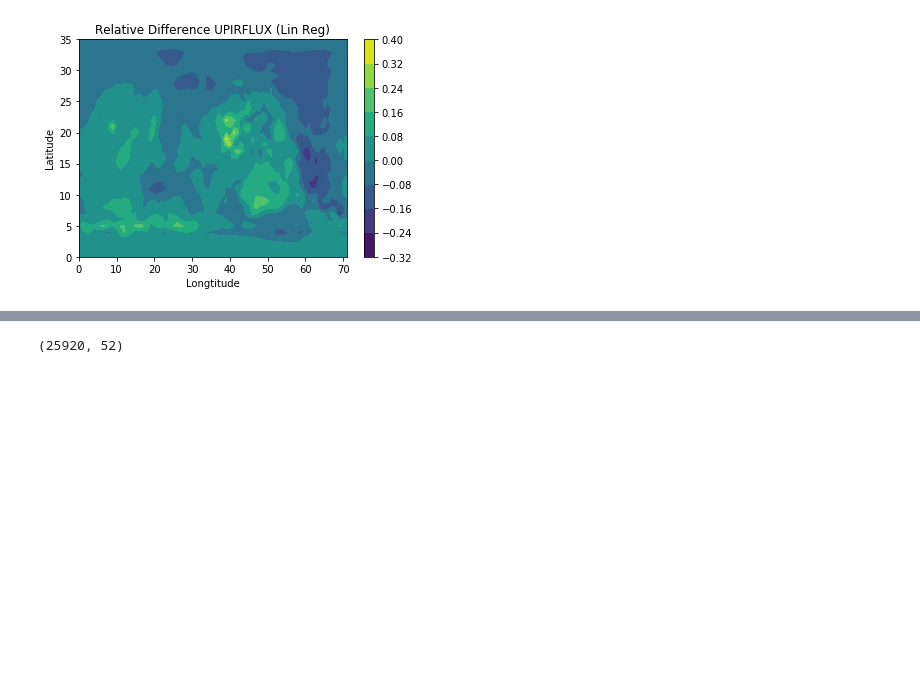
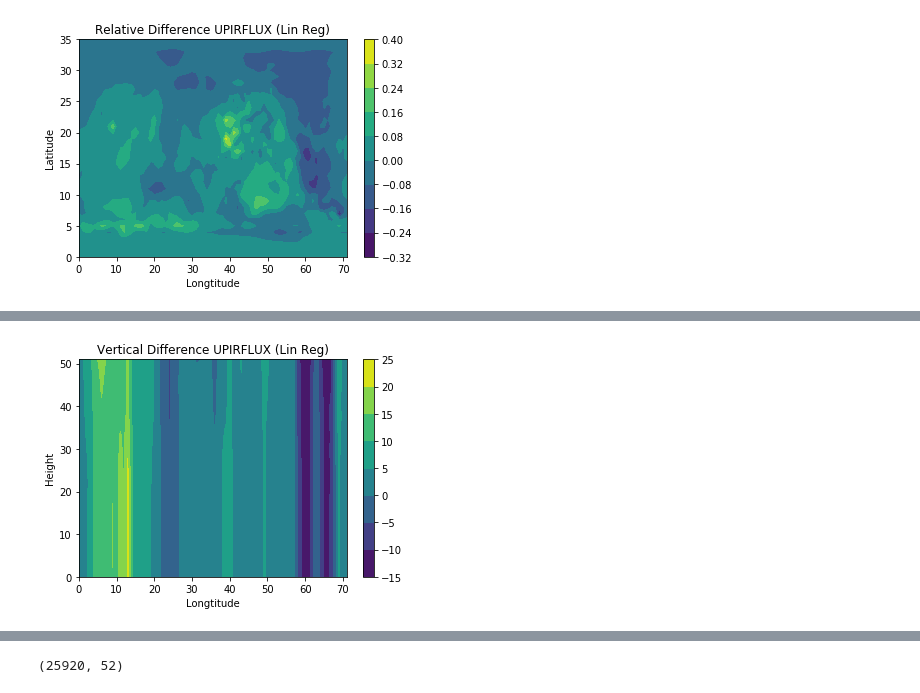
Before and after one commit to aremorov/mars_atmosphere_ML, a Jupyter notebook: ML3.3.3.ipynb, the cells around one changed output, grey strips where cells are left out. Drawn from its saved outputs; the diff is of its cells as text; code cells hidden in the pictures; blank space fills up the shorter version.

```diff
--- a/ML3.3.3.ipynb
+++ b/ML3.3.3.ipynb
@@ -199,0 +225,9 @@ plt.show()
+# %%
+plt.contourf(real_out - pred_out)
+plt.colorbar()
+plt.title("Vertical Difference UPIRFLUX (Lin Reg)")
+plt.xlabel("Longtitude")
+plt.ylabel("Height")
+plt.show()
+# %% [output]
+[figure, added]
```
Also changed, not shown: parts of 19 cells of this notebook.
